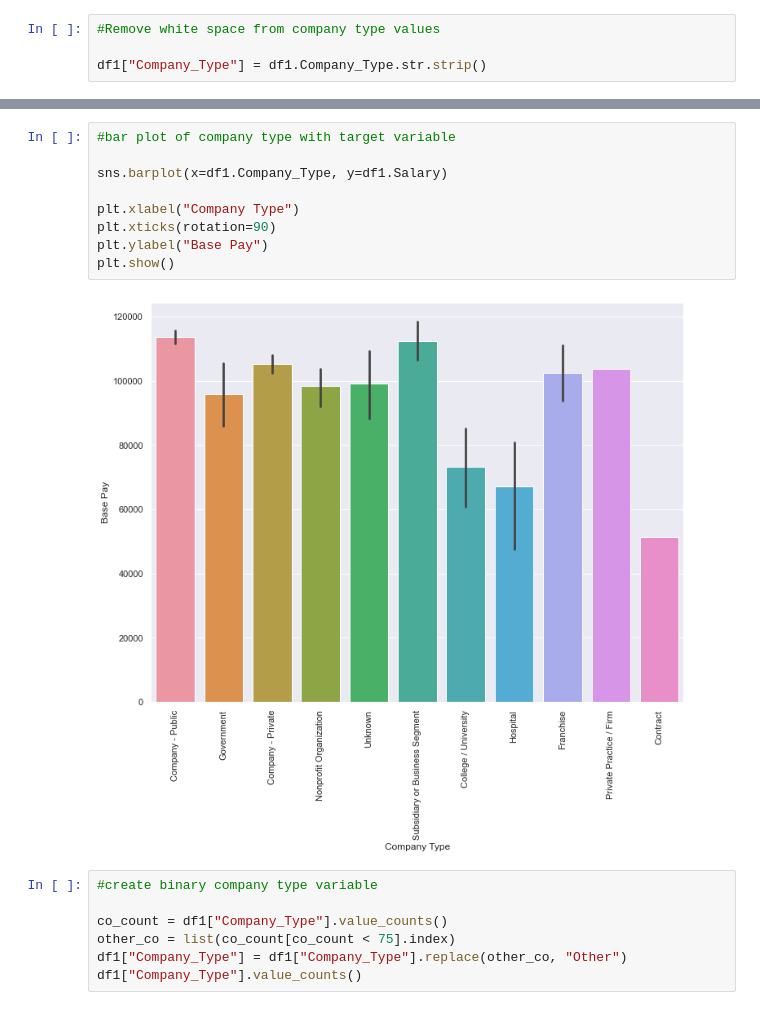
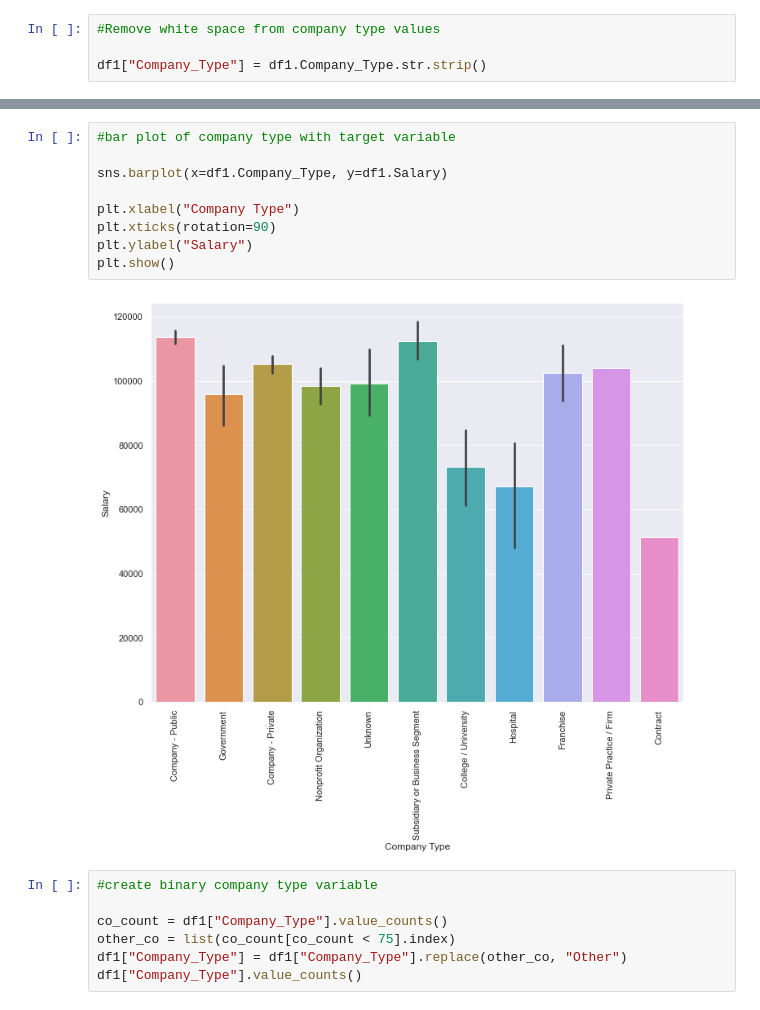
Before and after one commit to CeliaSagas/Data-Coin, a Jupyter notebook: code/3 - Prepare Data.ipynb, the cells around one changed output, grey strips where cells are left out. Saved outputs shown, nothing was run; the diff lists cells and outputs as text.

```diff
--- a/code/3 - Prepare Data.ipynb
+++ b/code/3 - Prepare Data.ipynb
@@ -251,14 +251,14 @@ Name: Company_Type, dtype: int64
 # %%
 #bar plot of company type with target variable
 
 sns.barplot(x=df1.Company_Type, y=df1.Salary)
 
 plt.xlabel("Company Type")
 plt.xticks(rotation=90)
-plt.ylabel("Base Pay")
+plt.ylabel("Salary")
 plt.show()
 # %% [output]
-[figure, old version]
+[figure, new version]
 # %%
 #create binary company type variable
 
```
Also changed, not shown: parts of 11 cells of this notebook, 4 other files.
